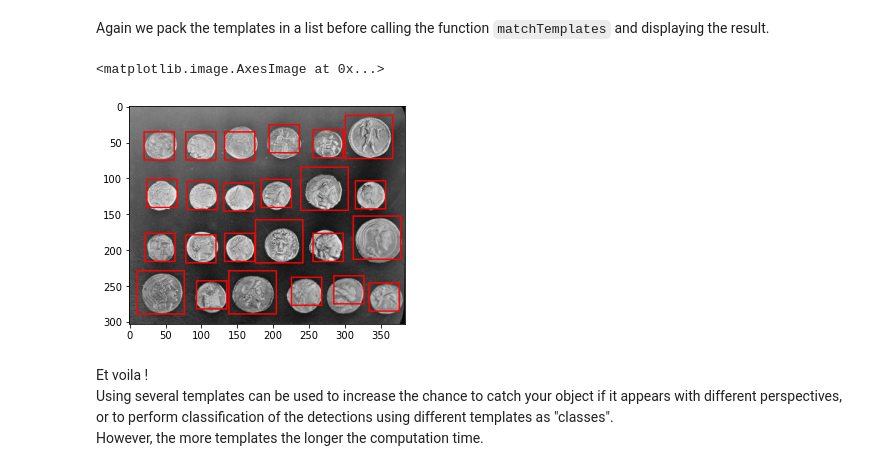
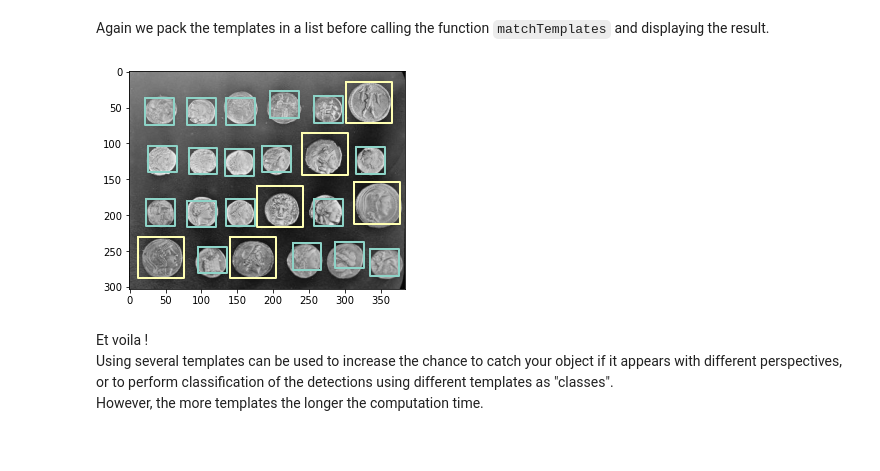
Before and after one commit to multi-template-matching/MultiTemplateMatching-Python, a Jupyter notebook: tutorials/Tutorial1-Introduction.ipynb, the cells around one changed output. Cells and saved outputs as stored; diff of their text form; code cells hidden in the pictures.

```diff
--- a/tutorials/Tutorial1-Introduction.ipynb
+++ b/tutorials/Tutorial1-Introduction.ipynb
@@ -153,13 +151,11 @@ plt.imshow(largeCoin, cmap="gray")
 # %% [markdown]
 Again we pack the templates in a list before calling the function `matchTemplates` and displaying the result.
 # %%
-listTemplate = [smallCoin, largeCoin]
-Hits = matchTemplates(listTemplate, image, score_threshold=0.4, maxOverlap=0)
-Overlay = drawBoxesOnRGB(image, Hits)
-plt.imshow(Overlay)
+listTemplates = [smallCoin, largeCoin]
+listDetections = matchTemplates(image, listTemplates, score_threshold=0.4, maxOverlap=0)
+plotDetections(image, listDetections)
 # %% [output]
-<matplotlib.image.AxesImage at 0x...>
-[figure, old version]
+[figure, new version]
 # %% [markdown]
 Et voila !
 Using several templates can be used to increase the chance to catch your object if it appears with different perspectives, or to perform classification of the detections using different templates as "classes".
```
Also changed, not shown: parts of 6 cells of this notebook.
